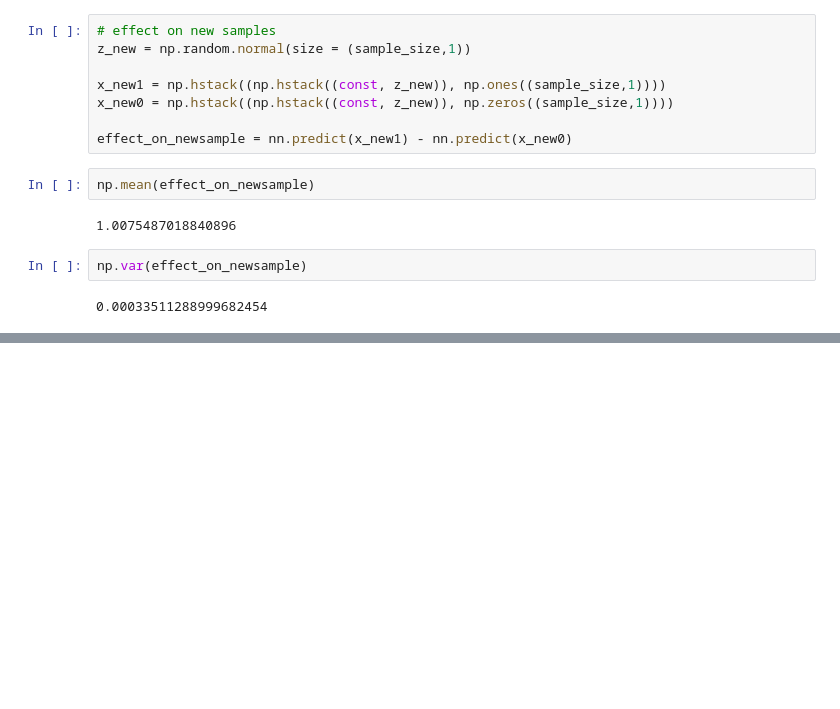
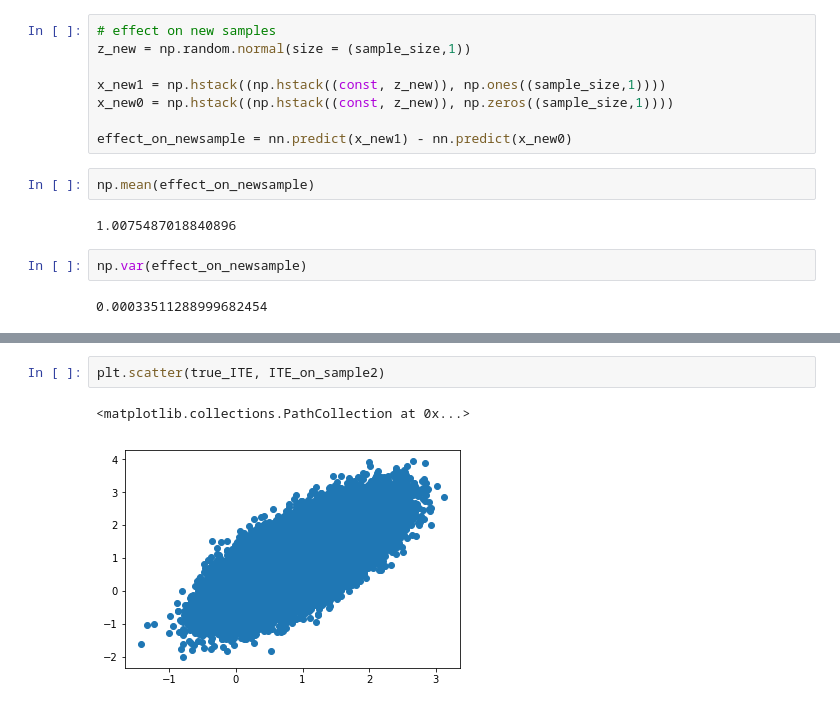
Before and after one commit to keiikegami/HeteroTreatment, a Jupyter notebook: simulation.ipynb, the cells around one changed output, grey strips where cells are left out. Cells and saved outputs as stored; diff of their text form; blank space fills up the shorter version.

```diff
--- a/simulation.ipynb
+++ b/simulation.ipynb
@@ -102,0 +217,5 @@ This specification include the cross terms in the true model.
+# %%
+plt.scatter(true_ITE, ITE_on_sample2)
+# %% [output]
+<matplotlib.collections.PathCollection at 0x...>
+[figure, added]
```
Also changed, not shown: parts of 19 cells of this notebook.
